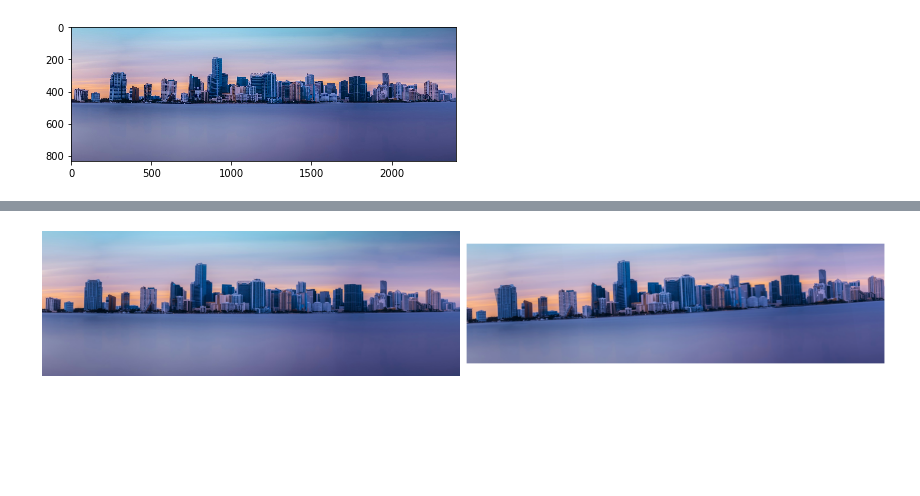
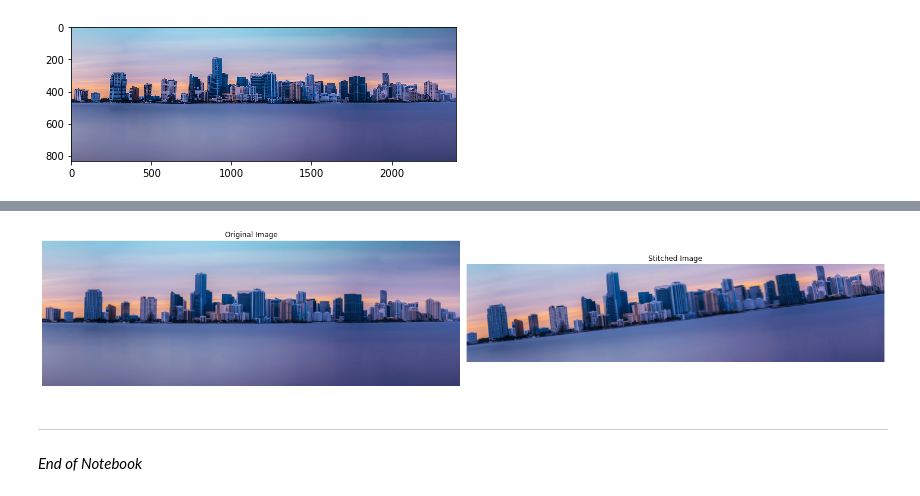
Before and after one commit to Ali-Hossam/SIFT-Image-Stitching, a Jupyter notebook: Panorama_Stitching.ipynb, the cells around one changed output, grey strips where cells are left out. Cells and saved outputs as stored; diff of their text form; code cells hidden in the pictures; blank space fills up the shorter version.

Commit message:
added panaorama stitching notebook

```diff
--- a/Panorama_Stitching.ipynb
+++ b/Panorama_Stitching.ipynb
@@ -199,8 +213,28 @@ AttributeError: 'numpy.ndarray' object has no attribute 'append'
-# %%
-def stitch_backward(current_image, previous_image, accumulated_affine_matrix, offset=0, is_left=False):
-    output_size = (previous_image.shape[1] + current_image.shape[1], previous_image.shape[0])
-    matrix = accumulated_affine_matrix.copy()
-    current_image_transformed = cv2.warpPerspective(current_image, matrix, output_size, borderMode=cv2.BORDER_TRANSPARENT)
-    stitched_image = stitch_two_images(previous_image, current_image_transformed, offset, is_left)
-    return stitched_image
+# %%
+def stitch_backward(current_image, previous_image, accumulated_transform_matrix, offset=0, is_left=False):
+    """
+    Stitches the current image onto the previous image using the accumulated affine transformation matrix.
+
+    Args:
+    - current_image (numpy.ndarray): The image to be stitched onto the previous image.
+    - previous_image (numpy.ndarray): The base image onto which the current image will be stitched.
+    - accumulated_transform_matrix (numpy.ndarray): The accumulated affine transformation matrix.
+    - offset (int, optional): Offset for stitching (default is 0).
+    - is_left (bool, optional): Flag indicating whether the current image is on the left (default is False).
+
+    Returns:
+    - numpy.ndarray: The stitched image.
+    """
+    # Calculate the size of the output image
+    output_width = previous_image.shape[1] + current_image.shape[1]
+    output_height = previous_image.shape[0]
+    output_size = (output_width, output_height)
+
+    # Apply the accumulated affine transformation to the current image
+    transformed_current_image = cv2.warpPerspective(current_image, accumulated_transform_matrix, output_size, borderMode=cv2.BORDER_TRANSPARENT)
+
+    # Stitch the previous and transformed current images
+    stitched_image = stitch_two_images(previous_image, transformed_current_image, offset, is_left)
+
+    return stitched_image
 # %%
@@ -230,7 +293,11 @@ for i in range(k+1):
+# %%
+# get final stitched image
+stitched_img = stitch_multiple_images(img_splits, affine_matrices)
 # %%
-x, y, w, h = find_bounding_box(ref_img)
-cropped_img = ref_img[y:y+h, x:x+w]
+# remove black bounding box
+x, y, w, h = find_bounding_box(stitched_img)
+cropped_img = stitched_img[y:y+h, x:x+w]
 # %%
-show_images([img, cropped_img], show_axis=False)
+show_images([img, cropped_img], ["Original Image", "Stitched Image"], show_axis=False)
 # %% [output]
-[figure, old version]
+[figure, new version]
@@ -236,0 +307,4 @@ show_images([img, cropped_img], show_axis=False)
+# %% [markdown]
+---
+
+*End of Notebook*
```
Also changed, not shown: parts of 7 cells of this notebook.
